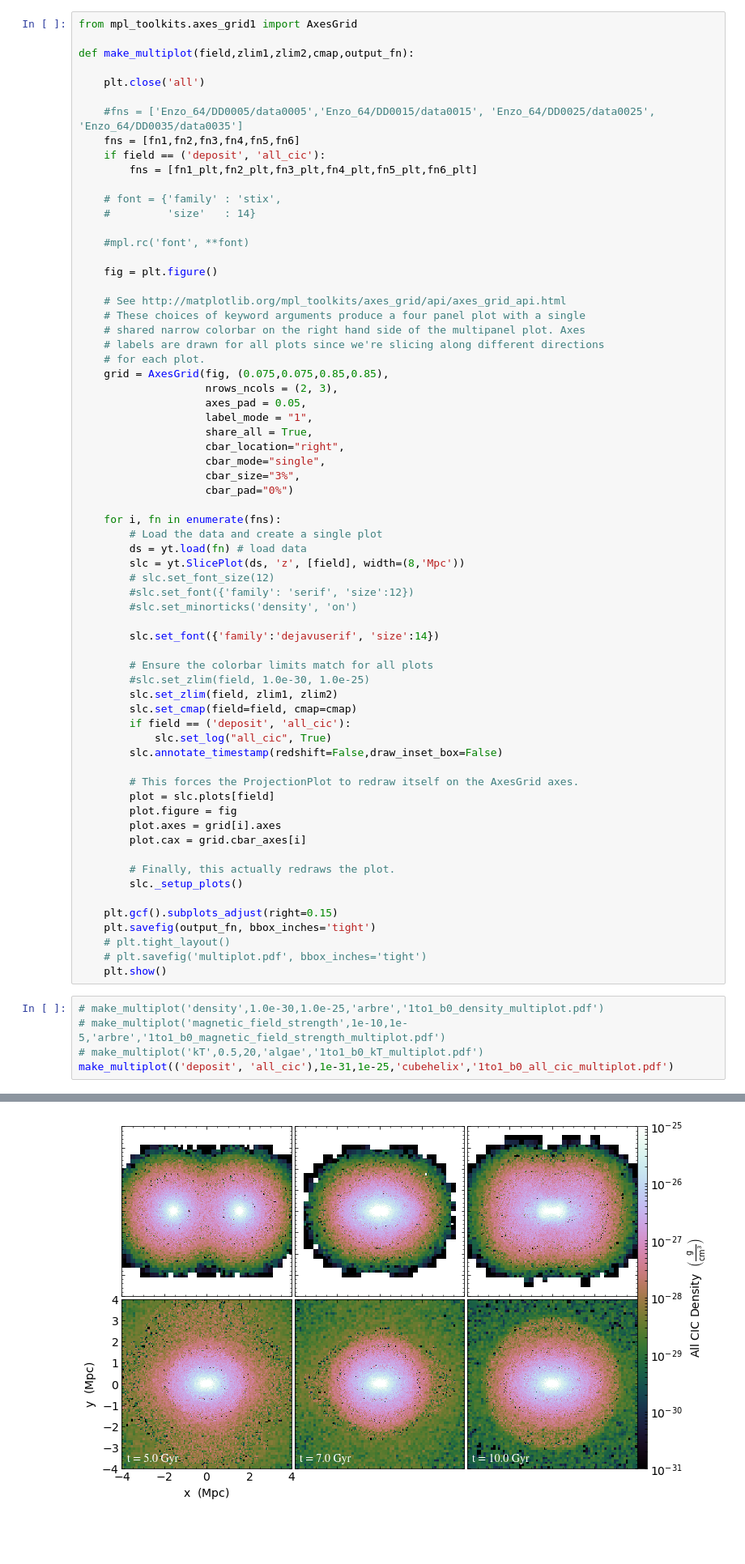
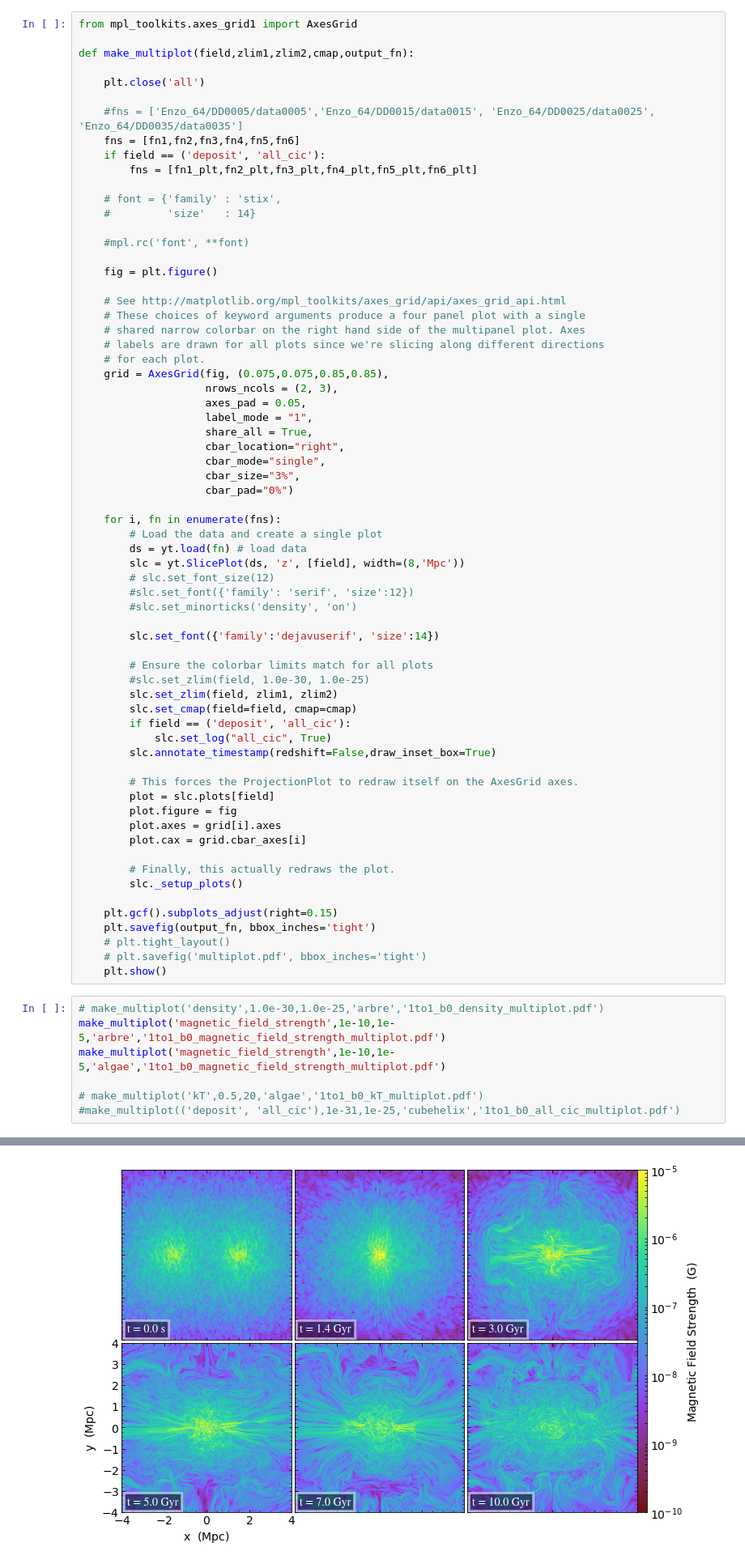
Before and after one commit to bbrzycki/cluster-mergers-and-b-fields, a Jupyter notebook: jupyter-notebooks/PRODUCTION_slice_multiplots.ipynb, the cells around one changed output, grey strips where cells are left out. Shown at 81% size. Cells and saved outputs as stored; diff of their text form; blank space fills up the shorter version.

Commit message:
Track processed-data and plots

```diff
--- a/jupyter-notebooks/PRODUCTION_slice_multiplots.ipynb
+++ b/jupyter-notebooks/PRODUCTION_slice_multiplots.ipynb
@@ -215,7 +196,7 @@ def make_multiplot(field,zlim1,zlim2,cmap,output_fn):
         slc.set_cmap(field=field, cmap=cmap)
         if field == ('deposit', 'all_cic'):
             slc.set_log("all_cic", True)
-        slc.annotate_timestamp(redshift=False,draw_inset_box=False)
+        slc.annotate_timestamp(redshift=False,draw_inset_box=True)
 
         # This forces the ProjectionPlot to redraw itself on the AxesGrid axes.
         plot = slc.plots[field]
@@ -233,7 +214,9 @@ def make_multiplot(field,zlim1,zlim2,cmap,output_fn):
     plt.show()
 # %%
 # make_multiplot('density',1.0e-30,1.0e-25,'arbre','1to1_b0_density_multiplot.pdf')
-# make_multiplot('magnetic_field_strength',1e-10,1e-5,'arbre','1to1_b0_magnetic_field_strength_multiplot.pdf')
+make_multiplot('magnetic_field_strength',1e-10,1e-5,'arbre','1to1_b0_magnetic_field_strength_multiplot.pdf')
+make_multiplot('magnetic_field_strength',1e-10,1e-5,'algae','1to1_b0_magnetic_field_strength_multiplot.pdf')
+
 # make_multiplot('kT',0.5,20,'algae','1to1_b0_kT_multiplot.pdf')
-make_multiplot(('deposit', 'all_cic'),1e-31,1e-25,'cubehelix','1to1_b0_all_cic_multiplot.pdf')
+#make_multiplot(('deposit', 'all_cic'),1e-31,1e-25,'cubehelix','1to1_b0_all_cic_multiplot.pdf')
 # %% [output]
@@ -257 +240 @@ yt : [INFO     ] 2018-06-11 14:54:18,990 Making a fixed resolution buffer of (('
-[figure, old version]
+[figure, new version]
```
Also changed, not shown: parts of 3 cells of this notebook, 18 other files.
